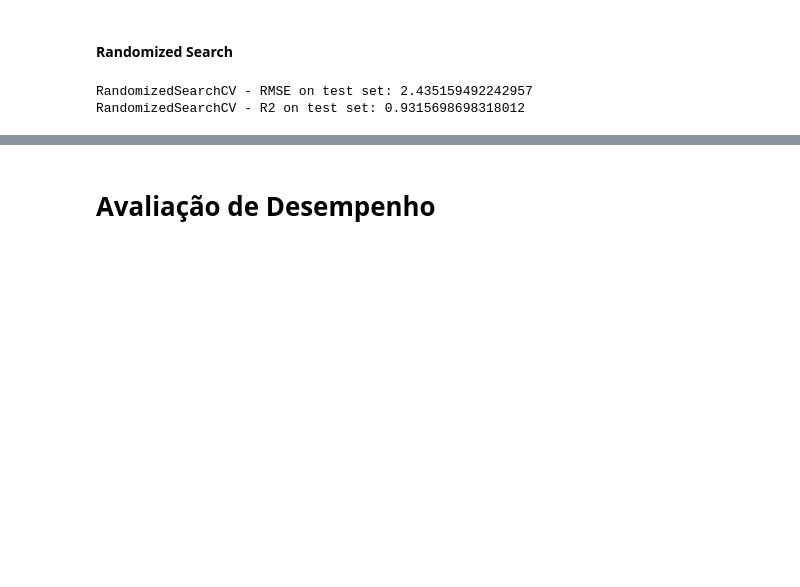
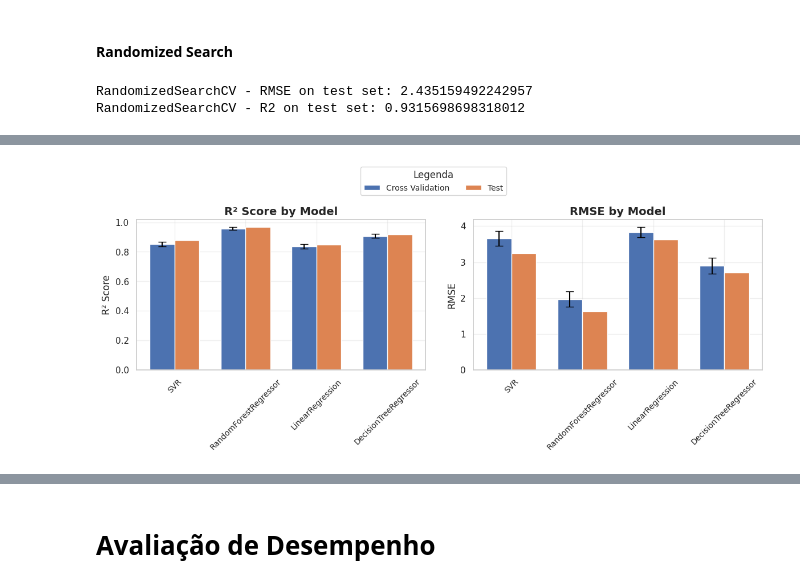
Before and after one commit to lucapcf/AM_T1, a Jupyter notebook: t2.ipynb, the cells around one changed output, grey strips where cells are left out. Saved outputs shown, nothing was run; the diff lists cells and outputs as text; code cells hidden in the pictures; blank space fills up the shorter version.

```diff
--- a/t2.ipynb
+++ b/t2.ipynb
@@ -361,0 +425,48 @@ plot_model_evaluation(y_test, y_pred_random, X_train, best_model_DT_random, test
+# %%
+fig, (ax1, ax2) = plt.subplots(1, 2, figsize=(12, 5), sharey=False)
+
+models = list(results.keys())
+r2_cv = [results[m]['cv_r2_mean'] for m in models]
+r2_cv_std = [results[m]['cv_r2_std'] for m in models]
+r2_test = [results[m]['test_r2'] for m in models]
+rmse_cv = [results[m]['cv_rmse_mean'] for m in models]
+rmse_cv_std = [results[m]['cv_rmse_std'] for m in models]
+rmse_test = [results[m]['test_rmse'] for m in models]
+
+# Plot 1: R^2 Score
+x = np.arange(len(models))
+width = 0.35
+
+bar1_r2 = ax1.bar(x - width/2, r2_cv, width, label='Cross Validation',
+                  yerr=r2_cv_std, capsize=5, ecolor='black')
+bar2_r2 = ax1.bar(x + width/2, r2_test, width, label='Test')
+ax1.set_title('R² Score by Model', fontsize=14, fontweight='bold')
+ax1.set_xticks(x)
+ax1.set_xticklabels(models, rotation=45, fontsize=10)
+ax1.set_ylabel("R² Score", fontsize=12)
+ax1.grid(True, alpha=0.3)
+
+# Plot 2: RMSE
+bar1_rmse = ax2.bar(x - width/2, rmse_cv, width, label='Cross Validation',
+                    yerr=rmse_cv_std, capsize=5, ecolor='black')
+bar2_rmse = ax2.bar(x + width/2, rmse_test, width, label='Test')
+ax2.set_title('RMSE by Model', fontsize=14, fontweight='bold')
+ax2.set_xticks(x)
+ax2.set_xticklabels(models, rotation=45, fontsize=10)
+ax2.set_ylabel("RMSE", fontsize=12)
+ax2.grid(True, alpha=0.3)
+
+# Criar uma única legenda compartilhada
+handles, labels = ax1.get_legend_handles_labels()
+fig.legend(handles, labels,
+           title="Legenda",
+           title_fontsize=12,
+           fontsize=10,
+           loc='upper center',
+           bbox_to_anchor=(0.5, 1.05),
+           ncol=len(labels))
+
+plt.tight_layout()
+plt.subplots_adjust(top=0.85)
+# %% [output]
+[figure, added]
```
Also changed, not shown: parts of 10 cells of this notebook.
